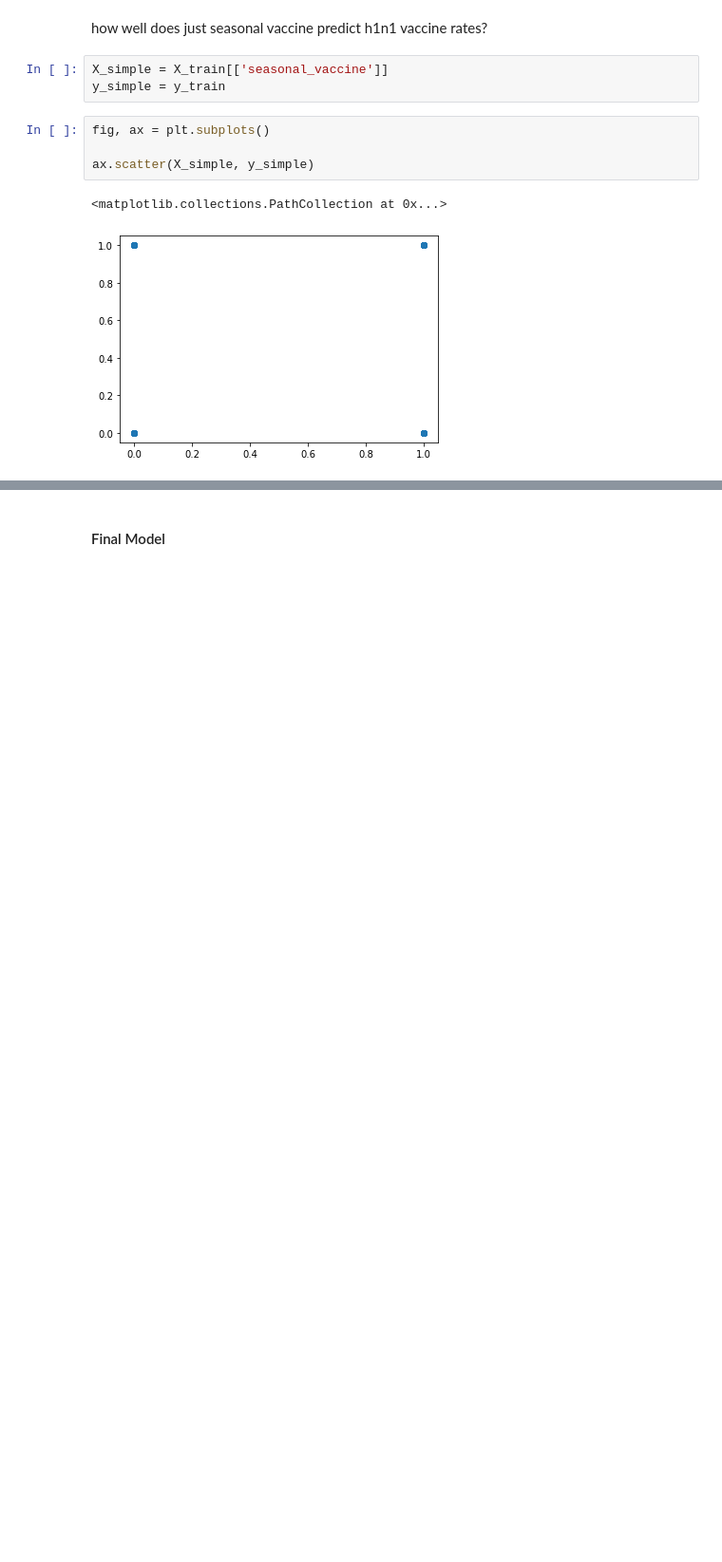
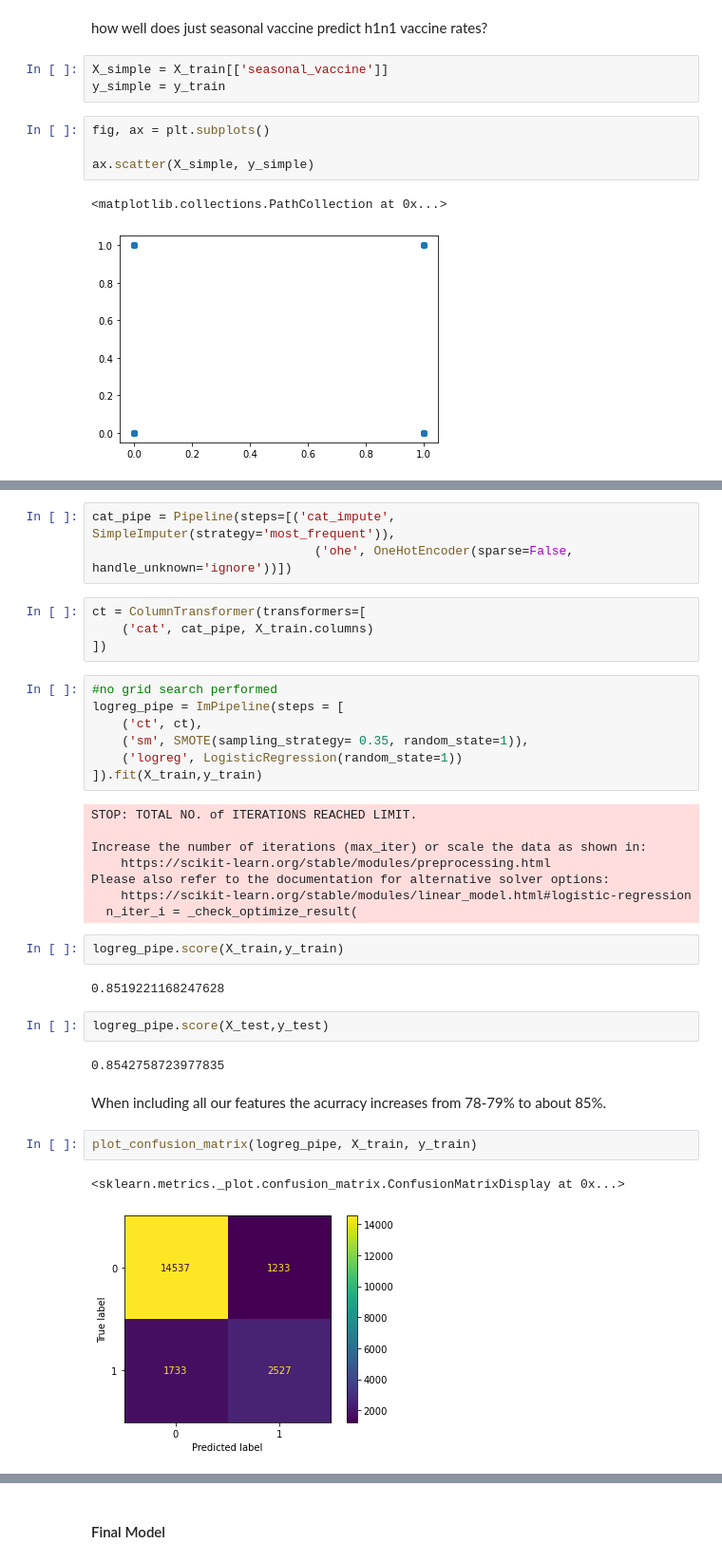
Before and after one commit to xiaohua-su/Predicting_H1N1_Vaccination, a Jupyter notebook: Scratch.ipynb, the cells around one changed output, grey strips where cells are left out. Shown: that part at 95% size. Saved outputs shown, nothing was run; the diff lists cells and outputs as text; blank space fills up the shorter version.

Commit message:
addition of simple logistic reg and simple SVM. Started on pipelines

```diff
--- a/Scratch.ipynb
+++ b/Scratch.ipynb
@@ -356,0 +415,37 @@ ValueError: could not convert string to float: '65+ Years'
+# %%
+cat_pipe = Pipeline(steps=[('cat_impute', SimpleImputer(strategy='most_frequent')),
+                              ('ohe', OneHotEncoder(sparse=False, handle_unknown='ignore'))])
+# %%
+ct = ColumnTransformer(transformers=[
+    ('cat', cat_pipe, X_train.columns)
+])
+# %%
+#no grid search performed
+logreg_pipe = ImPipeline(steps = [
+    ('ct', ct),
+    ('sm', SMOTE(sampling_strategy= 0.35, random_state=1)),
+    ('logreg', LogisticRegression(random_state=1))
+]).fit(X_train,y_train)
+# %% [output]
+STOP: TOTAL NO. of ITERATIONS REACHED LIMIT.
+
+Increase the number of iterations (max_iter) or scale the data as shown in:
+    https://scikit-learn.org/stable/modules/preprocessing.html
+Please also refer to the documentation for alternative solver options:
+    https://scikit-learn.org/stable/modules/linear_model.html#logistic-regression
+  n_iter_i = _check_optimize_result(
+# %%
+logreg_pipe.score(X_train,y_train)
+# %% [output]
+0.8519221168247628
+# %%
+logreg_pipe.score(X_test,y_test)
+# %% [output]
+0.8542758723977835
+# %% [markdown]
+When including all our features the acurracy increases from 78-79% to about 85%.
+# %%
+plot_confusion_matrix(logreg_pipe, X_train, y_train)
+# %% [output]
+<sklearn.metrics._plot.confusion_matrix.ConfusionMatrixDisplay at 0x...>
+[figure, added]
```
Also changed, not shown: parts of 46 cells of this notebook.
